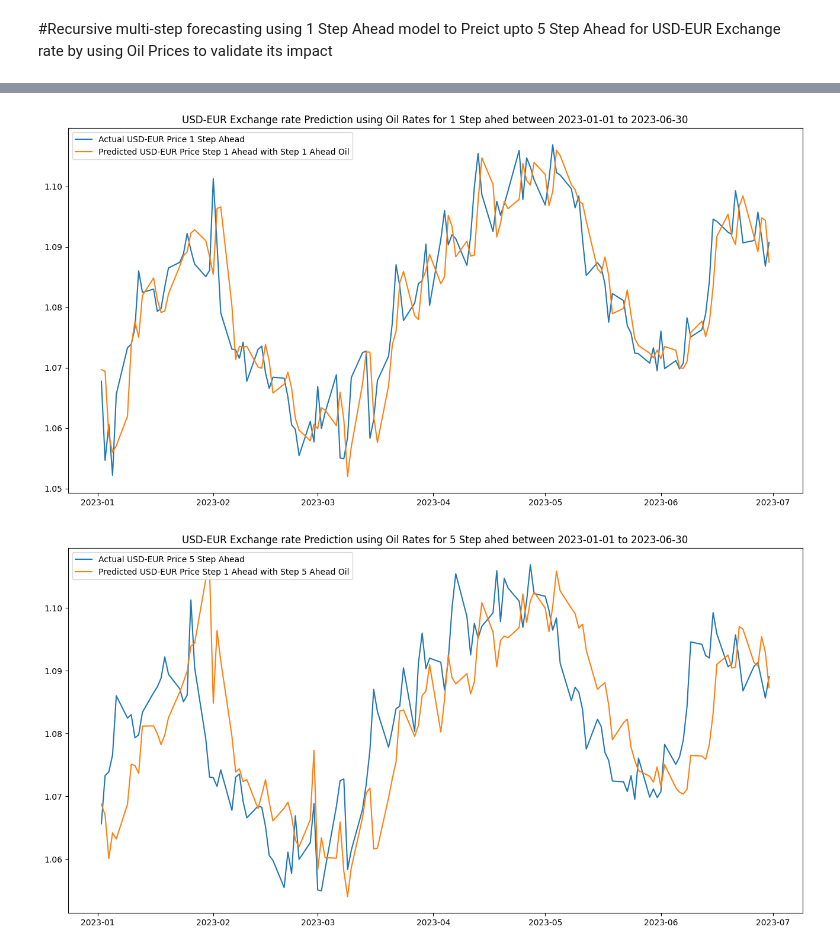
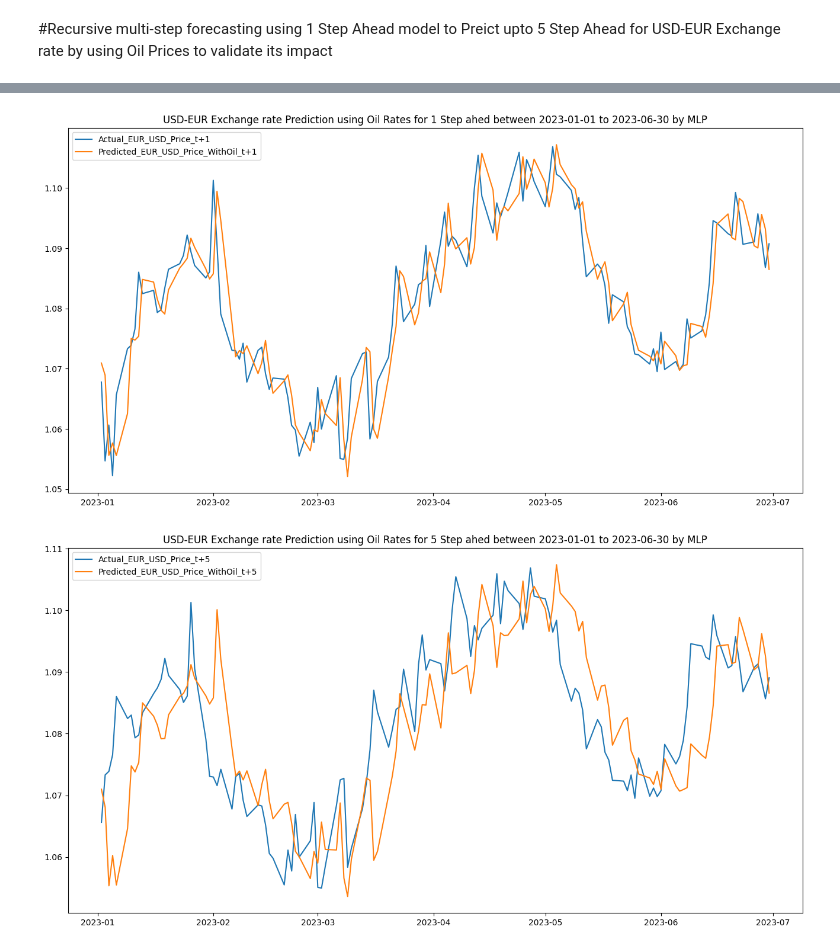
Before and after one commit to pravin-raut/TimeSeries_USD-EUR_WithOilImpact, a Jupyter notebook: 03_Currency_&_Oil_Forecast_MLP.ipynb, the cells around one changed output, grey strips where cells are left out. Cells and saved outputs as stored; diff of their text form; code cells hidden in the pictures.

```diff
--- a/03_Currency_&_Oil_Forecast_MLP.ipynb
+++ b/03_Currency_&_Oil_Forecast_MLP.ipynb
@@ -271,7 +350,7 @@ compare_plots(test_data['Actual_USD_EUR_Price_t+5'],
 # %% [markdown]
 # Selecting the Feature Columns & Prediction Column whcih will be used for Prediction
 # %%
-DateAttributes=['Day','Month']
+DateAttributes=[]
 # %%
 FeatureColumnsOil = [col for col in df_oil_currency.columns if col.startswith('Actual_Oil_Price_t-') ]
 FeatureColumnsOil.insert(0,'Actual_Oil_Price_t')
@@ -403,14 +498,14 @@ compare_plots(test_data['Actual_Oil_Price_t+5'],
 # %% [markdown]
 # Selecting the Feature Columns & Prediction Column which will be used for Prediction
 # %%
-DateAttributes=['Day','Month']
+DateAttributes=[]
 # %%
-FeatureColumnsOilCurrency = [col for col in train_data.columns if col.startswith('Actual_USD_EUR_Price_t-')]
-FeatureColumnsOilCurrency.insert(0,'Actual_USD_EUR_Price_t')
+FeatureColumnsOilCurrency = [col for col in train_data.columns if col.startswith('Actual_EUR_USD_Price_t-')]
+FeatureColumnsOilCurrency.insert(0,'Actual_EUR_USD_Price_t')
 
 FeatureColumnsOilCurrency.append('Actual_Oil_Price_t+1')
 FeatureColumnsOilCurrency.extend(DateAttributes)
 
-PredictedColumnOilCurrency='Actual_USD_EUR_Price_t+1'
+PredictedColumnOilCurrency='Actual_EUR_USD_Price_t+1'
 FeatureColumnsOilCurrency
 # %% [output]
@@ -475,18 +568,19 @@ Score for relu: 0.9918837791779453
 # %% [markdown]
 #Recursive multi-step forecasting using 1 Step Ahead model to Preict upto 5 Step Ahead for USD-EUR Exchange rate by using Oil Prices to validate its impact
 # %%
-FeatureColumnsOilCurrency=['Actual_USD_EUR_Price_t','Actual_USD_EUR_Price_t-1','Actual_USD_EUR_Price_t-2','Actual_USD_EUR_Price_t-3','Actual_USD_EUR_Price_t-4']
+FeatureColumnsOilCurrency=['Actual_EUR_USD_Price_t','Actual_EUR_USD_Price_t-1','Actual_EUR_USD_Price_t-2','Actual_EUR_USD_Price_t-3','Actual_EUR_USD_Price_t-4']
 StepsAheadPrediction=5
 for i in range(1,StepsAheadPrediction+1):
   FeatureColumnsOilCurrency.append('Predicted_Oil_Price_t+'+ str(i))
-  print(FeatureColumnsOilCurrency+DateAttributes)
+  print(f"Features used in Step {i} are {FeatureColumnsOilCurrency+DateAttributes}")
+
   X_test = test_data[FeatureColumnsOilCurrency+DateAttributes].values
   X_test_scaled = CurOilscaler.transform(X_test)
   scaled_predictions = CurOilmodel.predict(X_test_scaled).reshape(-1, 1)
   # inverse transform the scaled predictions
   predictions = CurOilscaler_y.inverse_transform(scaled_predictions)
-  test_data['Predicted_USD_EUR_Price_WithOil_t+'+str(i)] = predictions
+  test_data['Predicted_EUR_USD_Price_WithOil_t+'+str(i)] = predictions
   FeatureColumnsOilCurrency.remove('Predicted_Oil_Price_t+'+ str(i))
   FeatureColumnsOilCurrency.pop(-1)
-  FeatureColumnsOilCurrency.insert(0,'Predicted_USD_EUR_Price_WithOil_t+'+str(i))
+  FeatureColumnsOilCurrency.insert(0,'Predicted_EUR_USD_Price_WithOil_t+'+str(i))
 # %% [output]
@@ -516,16 +614,16 @@ Exchangemetrics
 # %%
-compare_plots(test_data['Actual_USD_EUR_Price_t+1'],
-              test_data['Predicted_USD_EUR_Price_WithOil_t+1'],
-              "Actual USD-EUR Price 1 Step Ahead",
-              "Predicted USD-EUR Price Step 1 Ahead with Step 1 Ahead Oil",
-              "USD-EUR Exchange rate Prediction using Oil Rates for 1 Step ahed between 2023-01-01 to 2023-06-30")
+compare_plots(test_data['Actual_EUR_USD_Price_t+1'],
+              test_data['Predicted_EUR_USD_Price_WithOil_t+1'],
+              "Actual_EUR_USD_Price_t+1",
+              "Predicted_EUR_USD_Price_WithOil_t+1",
+              "USD-EUR Exchange rate Prediction using Oil Rates for 1 Step ahed between 2023-01-01 to 2023-06-30 by MLP")
 # %% [output]
-[figure, old version]
+[figure, new version]
 # %%
-compare_plots(test_data['Actual_USD_EUR_Price_t+5'],
-              test_data['Predicted_USD_EUR_Price_WithOil_t+5'],
-              "Actual USD-EUR Price 5 Step Ahead",
-              "Predicted USD-EUR Price Step 1 Ahead with Step 5 Ahead Oil",
-              "USD-EUR Exchange rate Prediction using Oil Rates for 5 Step ahed between 2023-01-01 to 2023-06-30")
+compare_plots(test_data['Actual_EUR_USD_Price_t+5'],
+              test_data['Predicted_EUR_USD_Price_WithOil_t+5'],
+              "Actual_EUR_USD_Price_t+5",
+              "Predicted_EUR_USD_Price_WithOil_t+5",
+              "USD-EUR Exchange rate Prediction using Oil Rates for 5 Step ahed between 2023-01-01 to 2023-06-30 by MLP")
 # %% [output]
-[figure, old version]
+[figure, new version]
```
Also changed, not shown: parts of 48 cells of this notebook.
